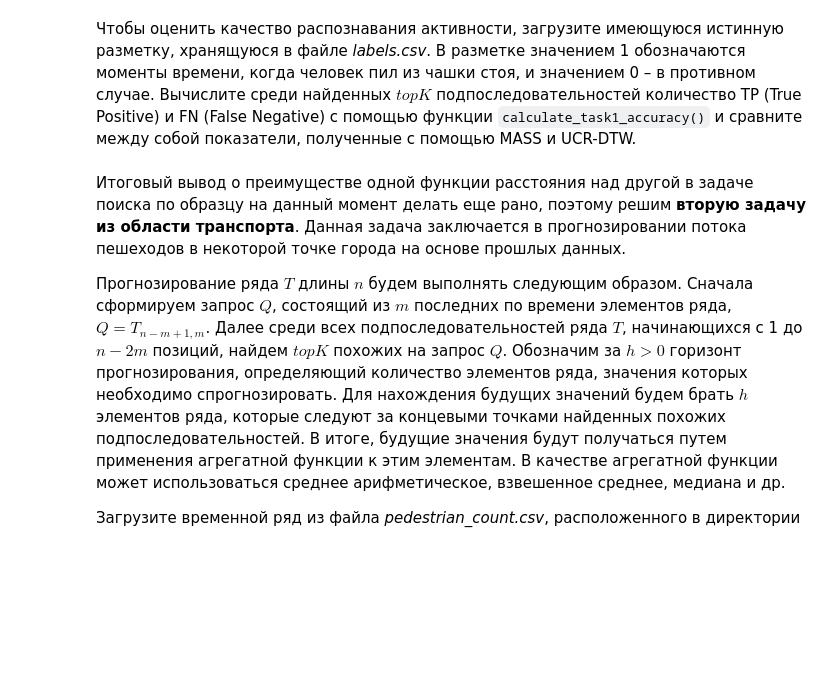
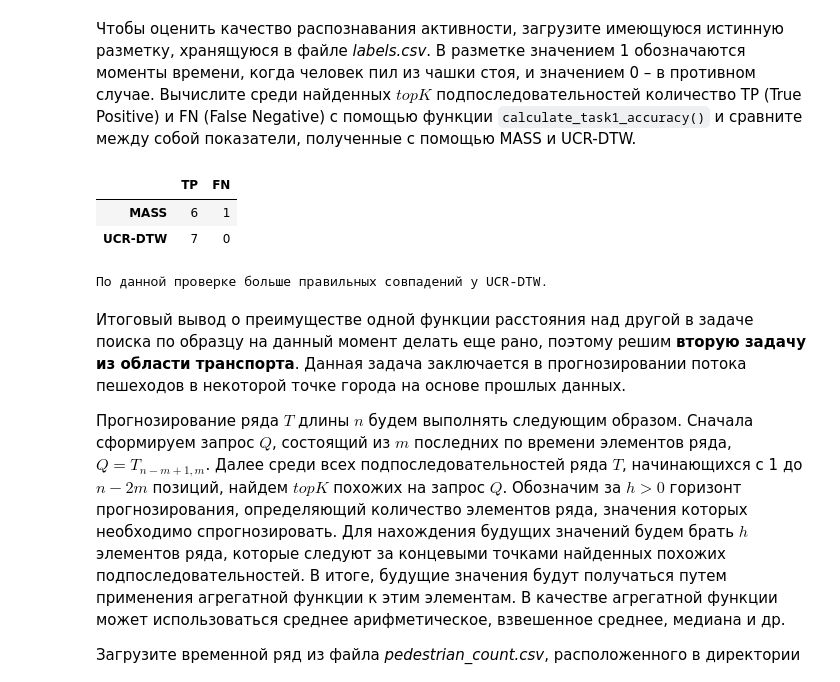
Before and after one commit to MikhailArtemev03/2026-Artemev-TimeSeriesCourse, a Jupyter notebook: practice/02 Similarity search/02_Similarity_search.ipynb, the cells around one changed output. Cells and saved outputs as stored; diff of their text form; code cells hidden in the pictures; blank space fills up the shorter version.

```diff
--- a/practice/02 Similarity search/02_Similarity_search.ipynb
+++ b/practice/02 Similarity search/02_Similarity_search.ipynb
@@ -975,0 +1248,9 @@ tab_title = "Speedup UCR-DTW relative to the naive algorithm <br> (variable quer
+# %%
+# INSERT YOUR CODE
+import numpy as np
+
+ts = np.loadtxt('./datasets/part3/Opportunity/ts.csv').reshape(-1)
+query = np.loadtxt('./datasets/part3/Opportunity/query.csv').reshape(-1)
+
+print("Длина временного ряда:", len(ts))
+print("Длина запроса:", len(query))
@@ -1018,3 +1335,35 @@ def calculate_task1_accuracy(labels: np.array, predicted_results: np.array) -> d
+# %%
+# INSERT YOUR CODE
+
+import numpy as np
+import pandas as pd
+
+labels = np.loadtxt(
+    './datasets/part3/Opportunity/labels.csv',
+    dtype=int
+).reshape(-1)
+
+mass_accuracy = calculate_task1_accuracy(labels, mass_results)
+ucr_accuracy = calculate_task1_accuracy(labels, ucr_dtw_results)
+
+comparison = pd.DataFrame(
+    [mass_accuracy, ucr_accuracy],
+    index=['MASS', 'UCR-DTW']
+)
+
+display(comparison)
+
+if mass_accuracy['TP'] > ucr_accuracy['TP']:
+    print("По данной проверке больше правильных совпадений у MASS.")
+elif mass_accuracy['TP'] < ucr_accuracy['TP']:
+    print("По данной проверке больше правильных совпадений у UCR-DTW.")
+else:
+    print("Количество правильных совпадений у алгоритмов одинаковое")
+# %% [output]
+|  | TP | FN |
+| MASS | 6 | 1 |
+| UCR-DTW | 7 | 0 |
+По данной проверке больше правильных совпадений у UCR-DTW.
 # %% [markdown]
 Итоговый вывод о преимуществе одной функции расстояния над другой в задаче поиска по образцу на данный момент делать еще рано, поэтому решим **вторую задачу из области транспорта**. Данная задача заключается в прогнозировании потока пешеходов в некоторой точке города на основе прошлых данных.
 
```
Also changed, not shown: parts of 37 cells of this notebook.
